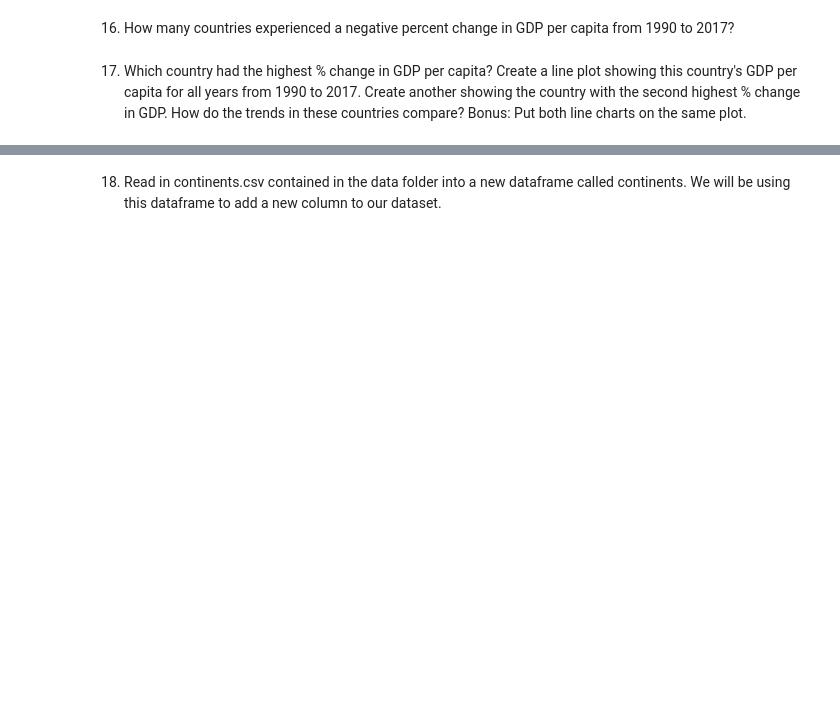
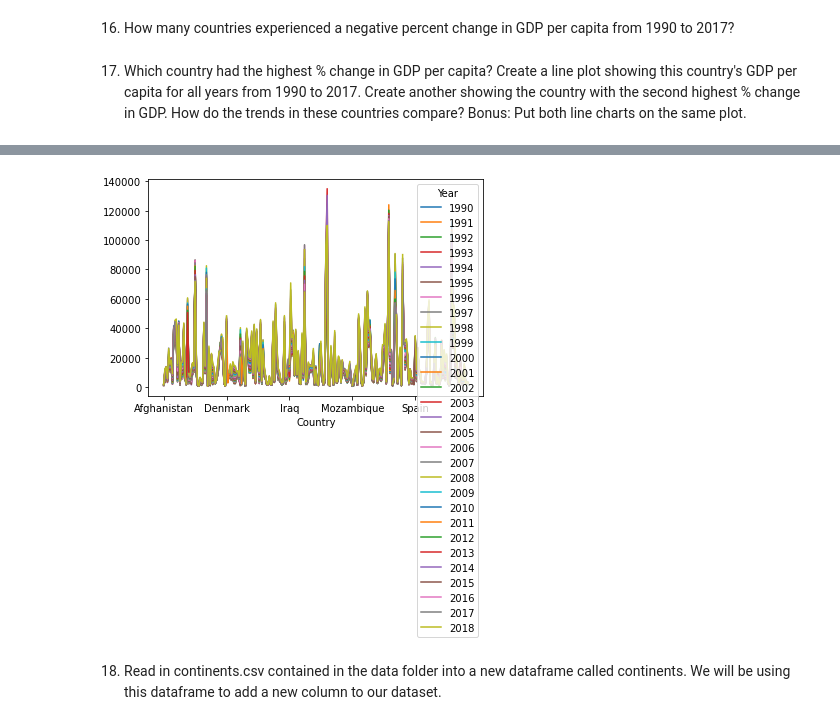
Before and after one commit to nss-data-science-cohort-4/dq1-undata-vai2fc, a Jupyter notebook: notebooks/UN_Data_Exploration.ipynb, the cells around one changed output, grey strips where cells are left out. Drawn from its saved outputs; the diff is of its cells as text; code cells hidden in the pictures; blank space fills up the shorter version.

```diff
--- a/notebooks/UN_Data_Exploration.ipynb
+++ b/notebooks/UN_Data_Exploration.ipynb
@@ -349 +526,6 @@ plt.show()
+# %%
+gdp_pivoted_total.plot(kind = 'line')
+plt.show()
+# %% [output]
+[figure, added]
 # %% [markdown]
```
Also changed, not shown: parts of 44 cells of this notebook.
